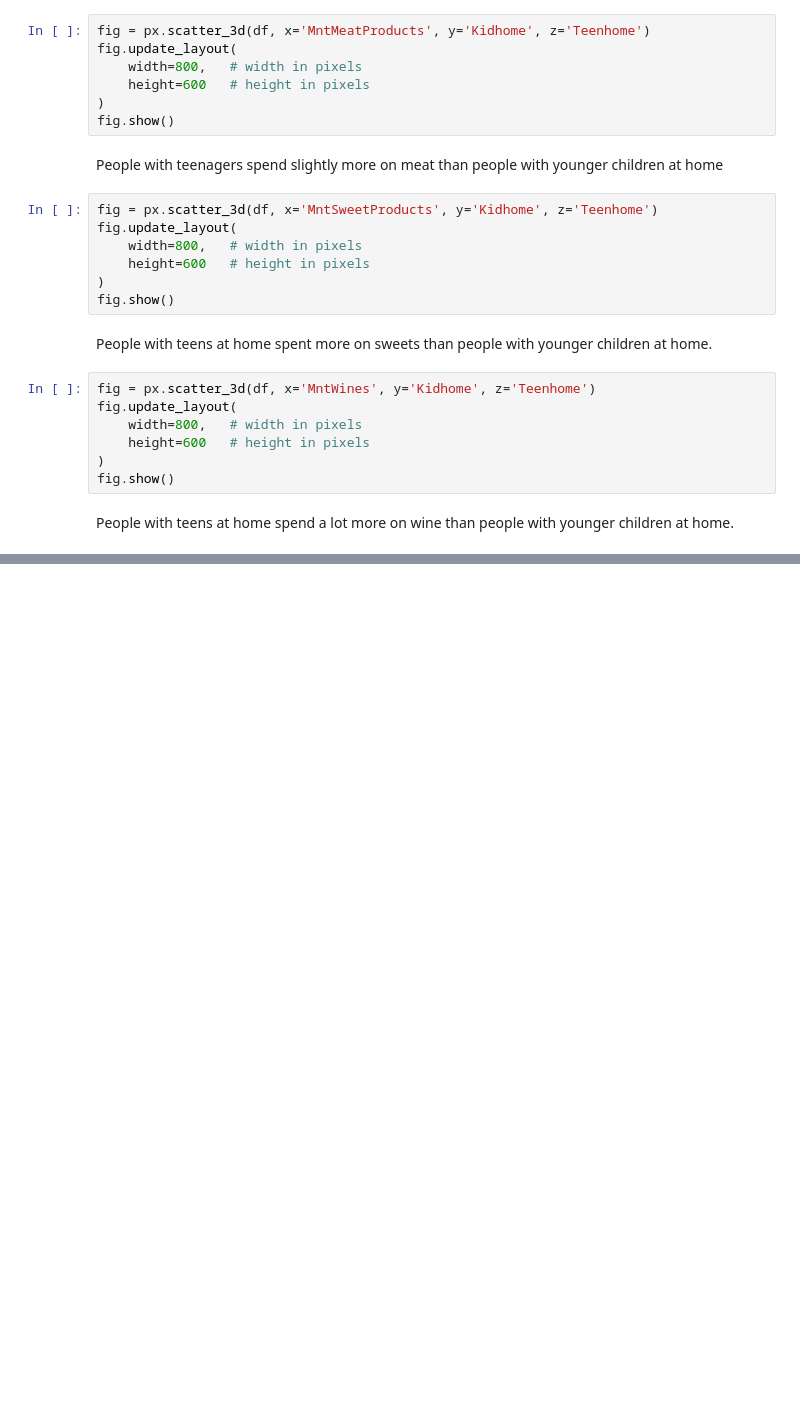
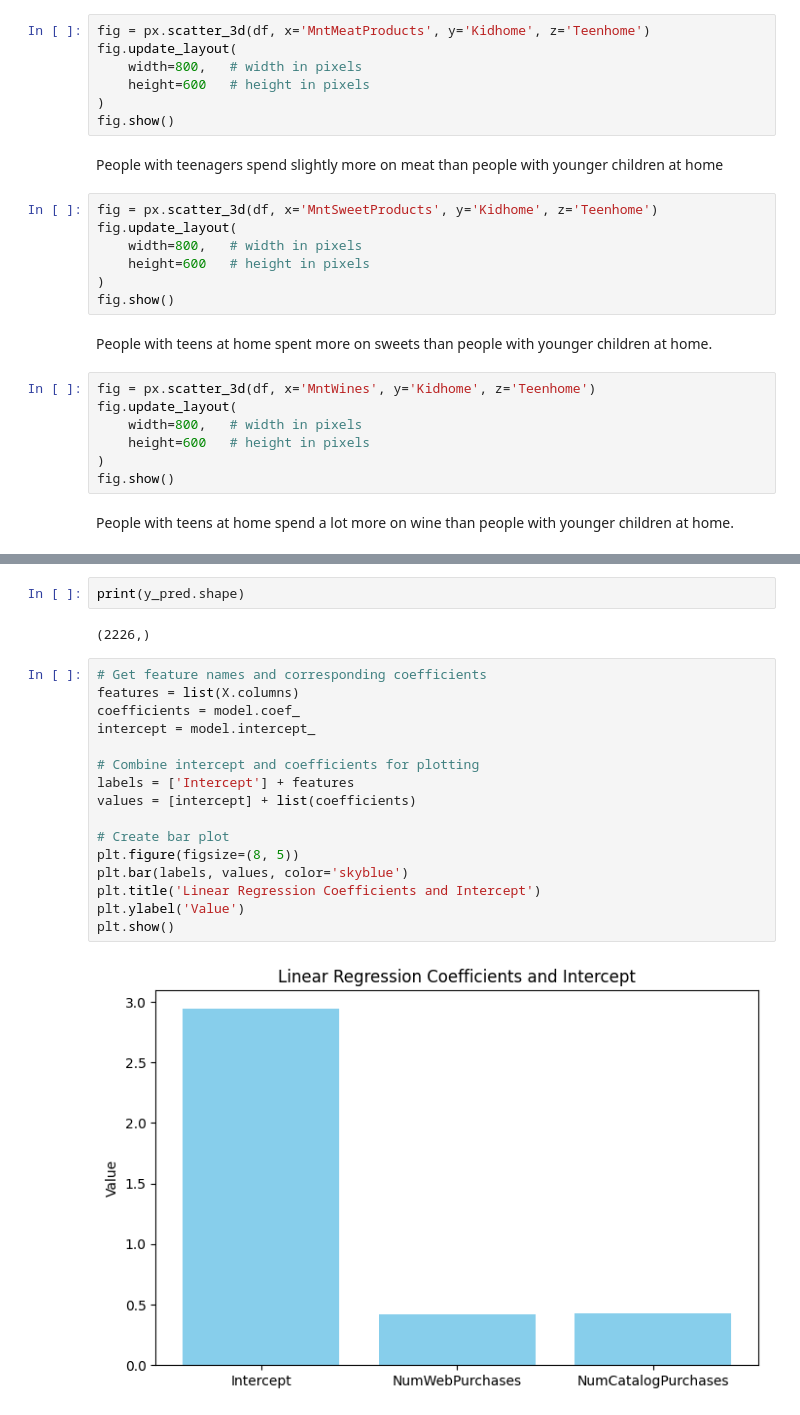
Before and after one commit to silvaGee/marketing_project, a Jupyter notebook: marketing.ipynb, the cells around one changed output, grey strips where cells are left out. Saved outputs shown, nothing was run; the diff lists cells and outputs as text; blank space fills up the shorter version.

```diff
--- a/marketing.ipynb
+++ b/marketing.ipynb
@@ -867,0 +956,22 @@ People with teens at home spend a lot more on wine than people with younger chil
+# %%
+print(y_pred.shape)
+# %% [output]
+(2226,)
+# %%
+# Get feature names and corresponding coefficients
+features = list(X.columns)
+coefficients = model.coef_
+intercept = model.intercept_
+
+# Combine intercept and coefficients for plotting
+labels = ['Intercept'] + features
+values = [intercept] + list(coefficients)
+
+# Create bar plot
+plt.figure(figsize=(8, 5))
+plt.bar(labels, values, color='skyblue')
+plt.title('Linear Regression Coefficients and Intercept')
+plt.ylabel('Value')
+plt.show()
+# %% [output]
+[figure, added]
```
Also changed, not shown: parts of 14 cells of this notebook.
